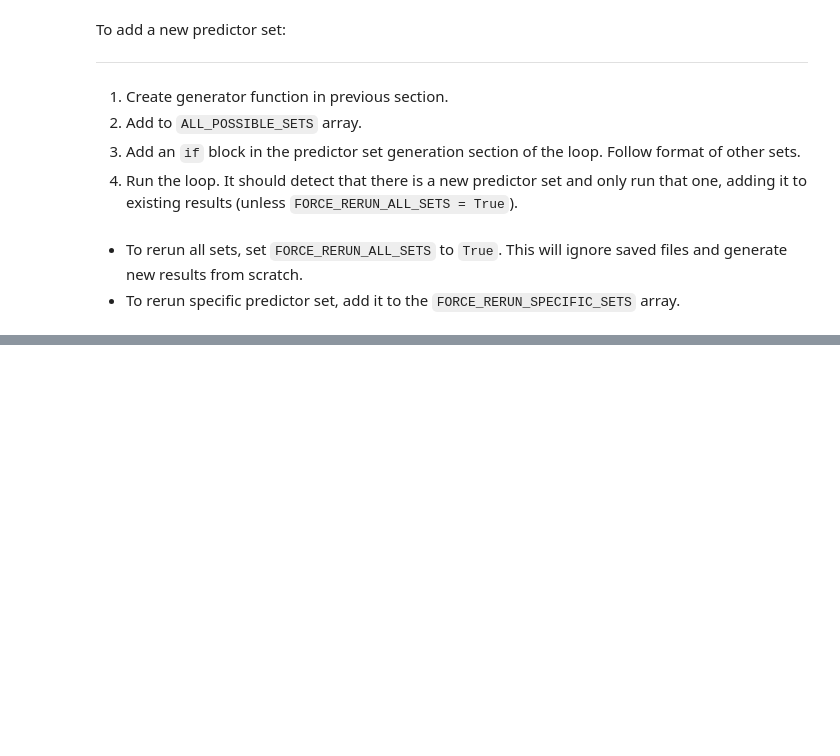
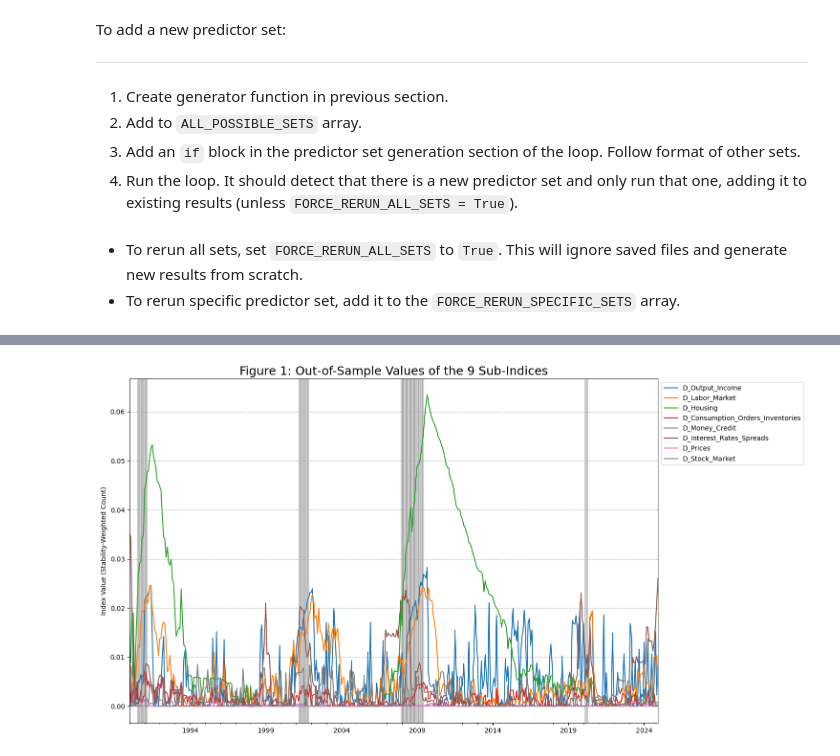
Before and after one commit to rahulb0802/TFDI-Recession-Forecasting, a Jupyter notebook: 02_notebooks/2_Recursive_Forecasting.ipynb, the cells around one changed output, grey strips where cells are left out. Cells and saved outputs as stored; diff of their text form; code cells hidden in the pictures; blank space fills up the shorter version.

```diff
--- a/02_notebooks/2_Recursive_Forecasting.ipynb
+++ b/02_notebooks/2_Recursive_Forecasting.ipynb
@@ -781,0 +850,23 @@ print("\n--- All Horizons Complete ---")
+# %%
+# plotting sub index values
+full_oos_deter_indices = pd.concat(oos_deter_indices_history)
+
+recession_dates = y_target_full[y_target_full['USRECM'] == 1].index
+
+fig1, ax1 = plt.subplots(figsize=(15, 8))
+
+full_oos_deter_indices.plot(ax=ax1, legend=True)
+
+# contiguous period handling
+for i in range(len(recession_dates) - 1):
+    if (recession_dates[i+1] - recession_dates[i]).days < 60:
+        ax1.axvspan(recession_dates[i], recession_dates[i+1], color='grey', alpha=0.3)
+
+ax1.set_title('Figure 1: Out-of-Sample Values of the 9 Sub-Indices', fontsize=18)
+ax1.set_ylabel('Index Value (Stability-Weighted Count)')
+ax1.grid(axis='y', linestyle='--')
+ax1.legend(loc='upper left', bbox_to_anchor=(1, 1))
+plt.tight_layout()
+plt.show()
+# %% [output]
+[figure, added]
```
Also changed, not shown: parts of 9 cells of this notebook.
